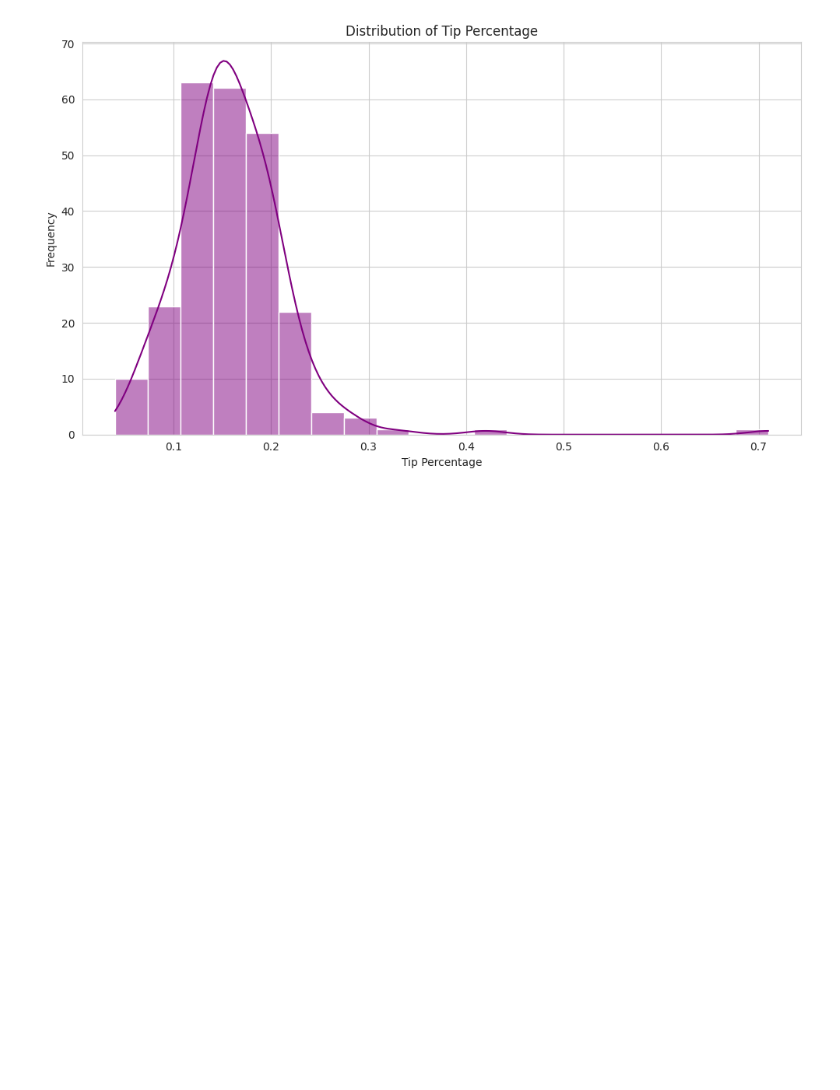
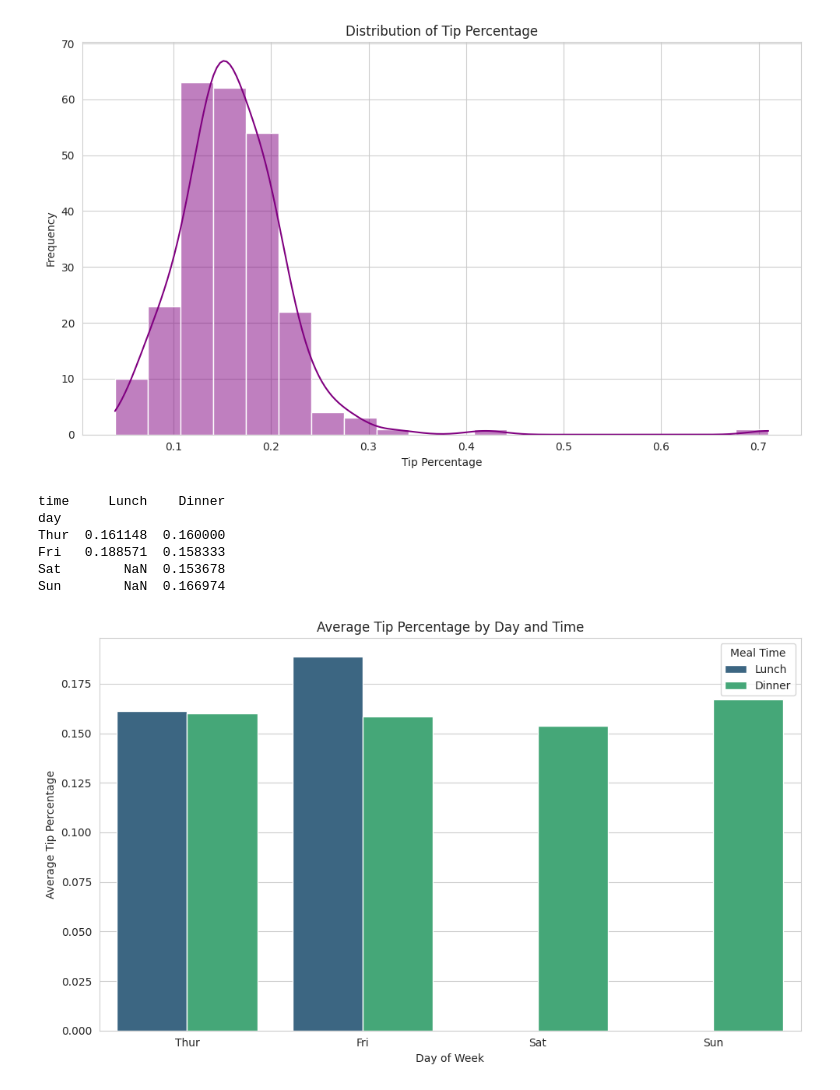
Before and after one commit to raja6294/Data_Analytics, a Jupyter notebook: test.ipynb, the cells around one changed output. Cells and saved outputs as stored; diff of their text form; code cells hidden in the pictures; blank space fills up the shorter version.

Commit message:
Visualize average tip percentage and address FutureWarning

```diff
--- a/test.ipynb
+++ b/test.ipynb
@@ -236,3 +236,30 @@ plt.tight_layout()
 plt.show()
 # %% [output]
 [figure]
+# %%
+avg_tip_by_day_time = tips_df.groupby(['day','time'])['tip_pct'].mean().unstack()
+print(avg_tip_by_day_time)
+# %% [output]
+time     Lunch    Dinner
+day
+Thur  0.161148  0.160000
+Fri   0.188571  0.158333
+Sat        NaN  0.153678
+Sun        NaN  0.166974
+# %%
+import matplotlib.pyplot as plt
+import seaborn as sns
+
+# Prepare data for plotting (unstacking makes it easier for bar plots)
+plot_data = avg_tip_by_day_time.reset_index().melt(id_vars='day', var_name='time', value_name='avg_tip_pct')
+
+plt.figure(figsize=(10, 6))
+sns.barplot(x='day', y='avg_tip_pct', hue='time', data=plot_data, palette='viridis')
+plt.title('Average Tip Percentage by Day and Time')
+plt.xlabel('Day of Week')
+plt.ylabel('Average Tip Percentage')
+plt.legend(title='Meal Time')
+plt.tight_layout()
+plt.show()
+# %% [output]
+[figure, added]
```
